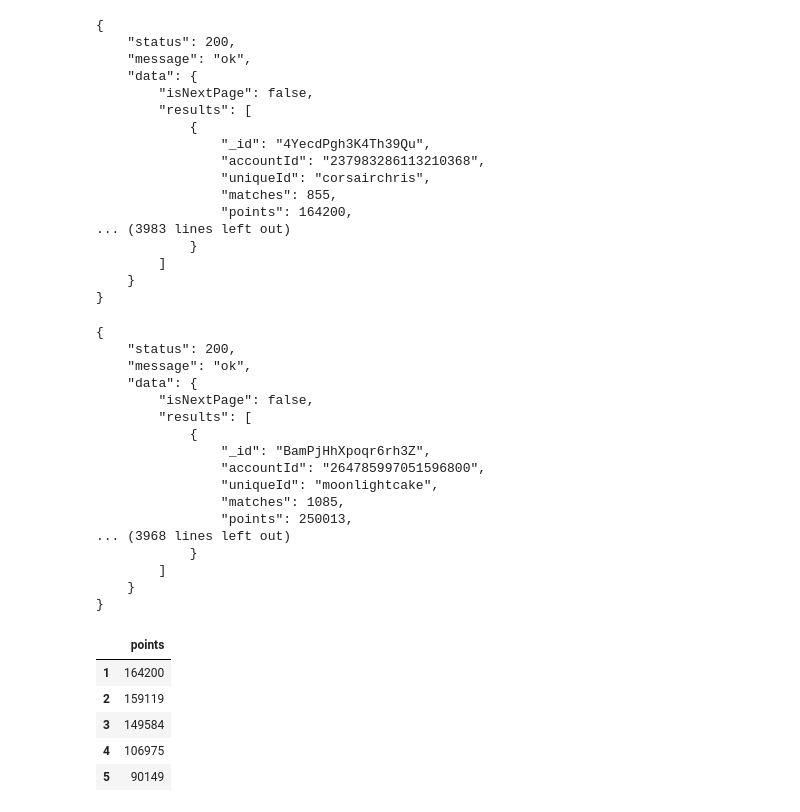
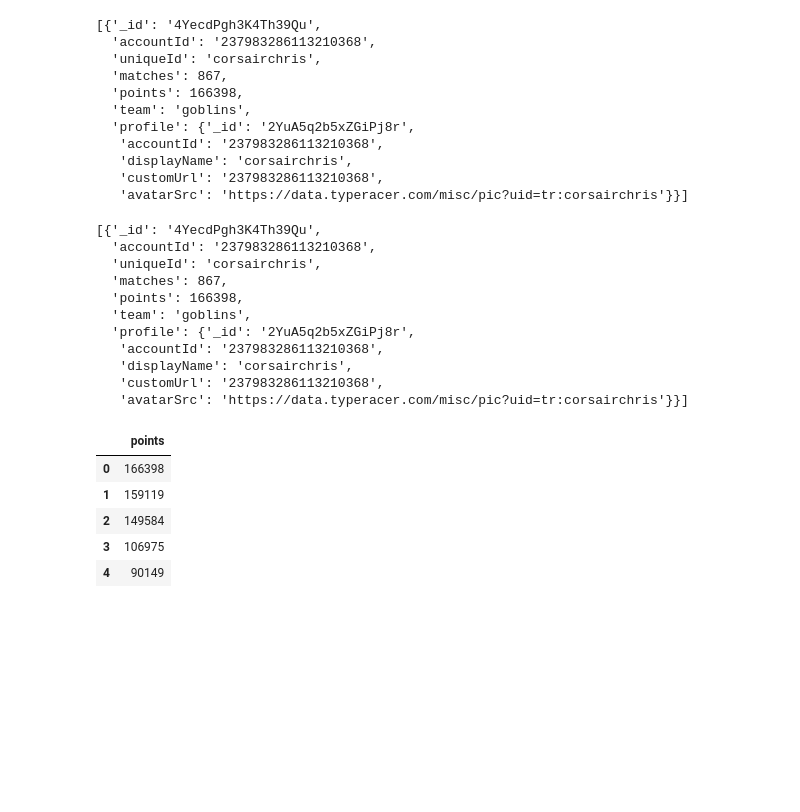
Before and after one commit to charlesphil/typeracer_halloween2023, a Jupyter notebook: notebook.ipynb, the cells around one changed output. Saved outputs shown, nothing was run; the diff lists cells and outputs as text; code cells hidden in the pictures; blank space fills up the shorter version.

```diff
--- a/notebook.ipynb
+++ b/notebook.ipynb
@@ -13,56 +13,44 @@ goblins_response = SESSION.get(GOBLINS_URL)
 goblins_response.raise_for_status()
 
 goblins_json = goblins_response.json()
-print(json.dumps(goblins_json, indent=4))
+goblins_json['data']['results'][:1]
 # %% [output]
-{
-    "status": 200,
-    "message": "ok",
-    "data": {
-        "isNextPage": false,
-        "results": [
-            {
-                "_id": "4YecdPgh3K4Th39Qu",
-                "accountId": "237983286113210368",
-                "uniqueId": "corsairchris",
-                "matches": 855,
-                "points": 164200,
-... (3983 lines left out)
-            }
-        ]
-    }
-}
+[{'_id': '4YecdPgh3K4Th39Qu',
+  'accountId': '237983286113210368',
+  'uniqueId': 'corsairchris',
+  'matches': 867,
+  'points': 166398,
+  'team': 'goblins',
+  'profile': {'_id': '2YuA5q2b5xZGiPj8r',
+   'accountId': '237983286113210368',
+   'displayName': 'corsairchris',
+   'customUrl': '237983286113210368',
+   'avatarSrc': 'https://data.typeracer.com/misc/pic?uid=tr:corsairchris'}}]
 # %%
 ghouls_response = SESSION.get(GHOULS_URL)
 ghouls_response.raise_for_status()
 
 ghouls_json = ghouls_response.json()
-print(json.dumps(ghouls_json, indent=4))
+goblins_json['data']['results'][:1]
 # %% [output]
-{
-    "status": 200,
-    "message": "ok",
-    "data": {
-        "isNextPage": false,
-        "results": [
-            {
-                "_id": "BamPjHhXpoqr6rh3Z",
-                "accountId": "264785997051596800",
-                "uniqueId": "moonlightcake",
-                "matches": 1085,
-                "points": 250013,
-... (3968 lines left out)
-            }
-        ]
-    }
-}
+[{'_id': '4YecdPgh3K4Th39Qu',
+  'accountId': '237983286113210368',
+  'uniqueId': 'corsairchris',
+  'matches': 867,
+  'points': 166398,
+  'team': 'goblins',
+  'profile': {'_id': '2YuA5q2b5xZGiPj8r',
+   'accountId': '237983286113210368',
+   'displayName': 'corsairchris',
+   'customUrl': '237983286113210368',
+   'avatarSrc': 'https://data.typeracer.com/misc/pic?uid=tr:corsairchris'}}]
 # %%
-goblins_df = pd.DataFrame(goblins_json['data']['results'])[['points']].rename(index=lambda x: x + 1)
+goblins_df = pd.DataFrame(goblins_json['data']['results'])[['points']]
 goblins_df.head()
 # %% [output]
 |  | points |
-| 1 | 164200 |
-| 2 | 159119 |
-| 3 | 149584 |
-| 4 | 106975 |
-| 5 | 90149 |
+| 0 | 166398 |
+| 1 | 159119 |
+| 2 | 149584 |
+| 3 | 106975 |
+| 4 | 90149 |
```
Also changed, not shown: parts of 4 cells of this notebook, 2 other files.
